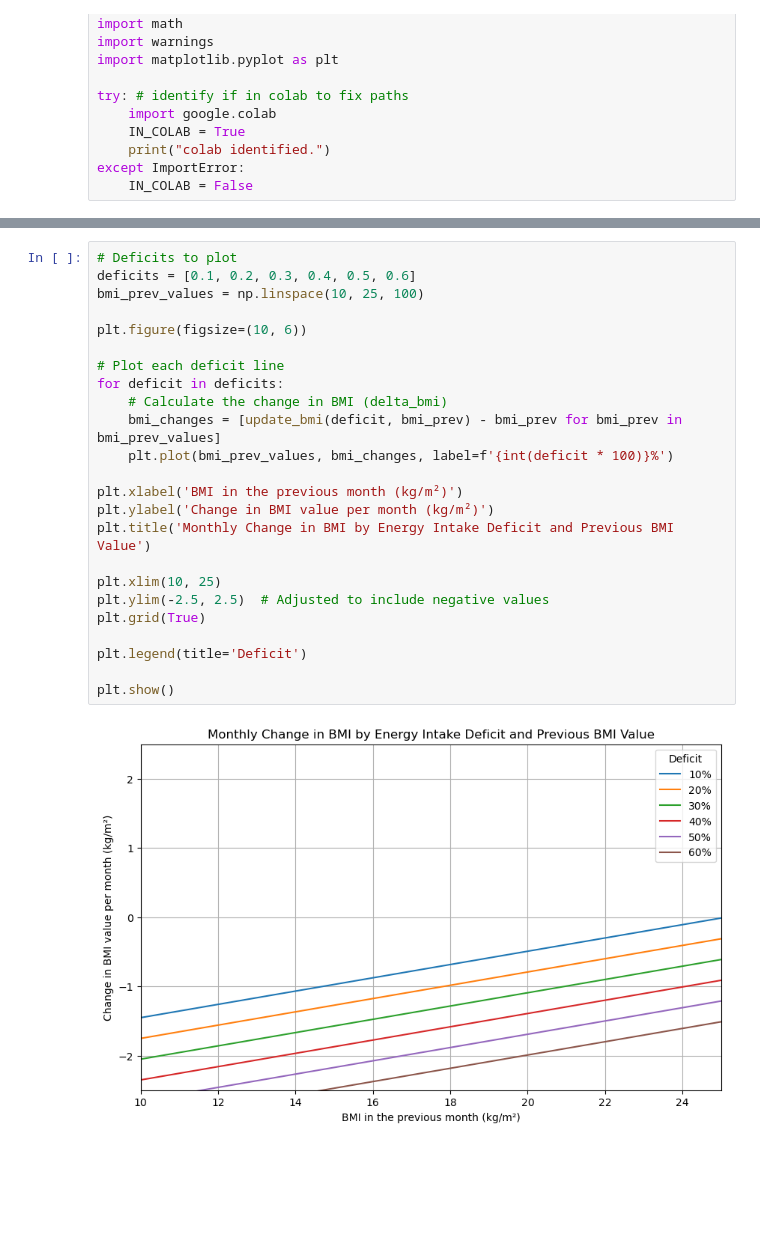
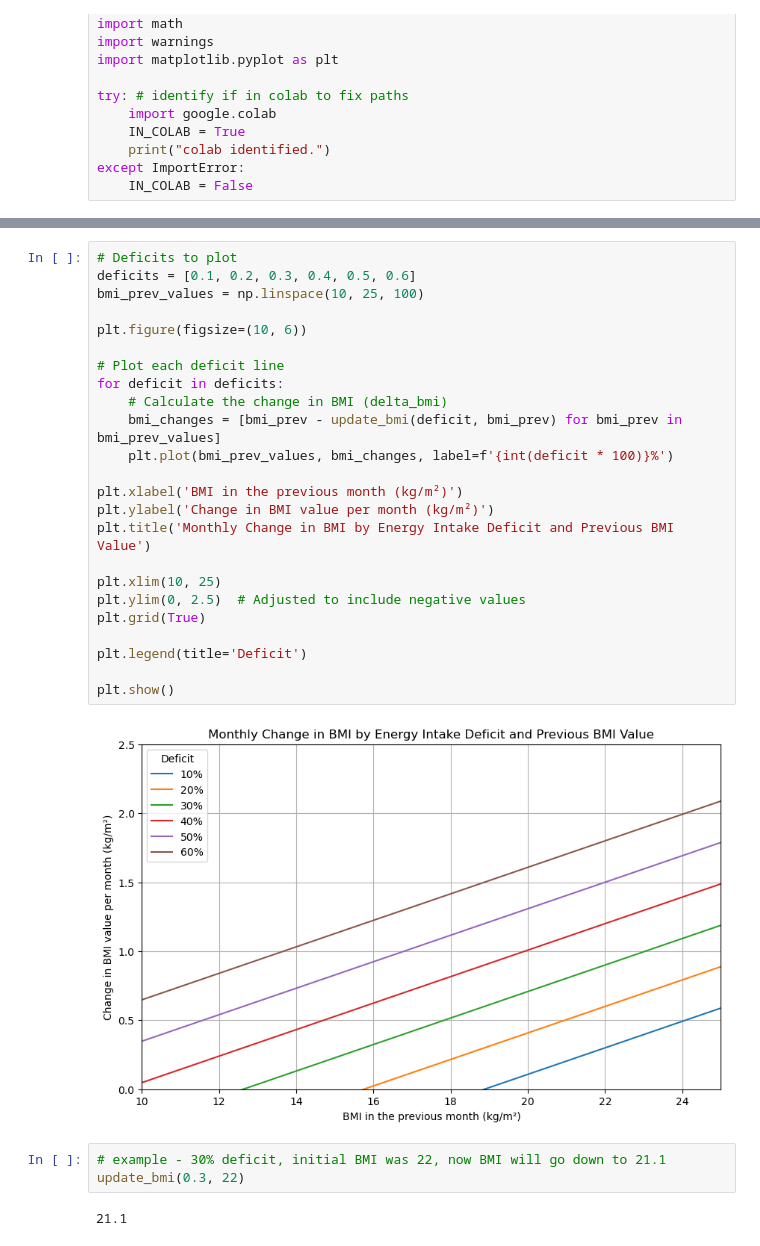
Before and after one commit to aristotle-tek/famine-prediction, a Jupyter notebook: notebooks/fundamentals_walkthrough.ipynb, the cells around one changed output, grey strips where cells are left out. Cells and saved outputs as stored; diff of their text form; blank space fills up the shorter version.

```diff
--- a/notebooks/fundamentals_walkthrough.ipynb
+++ b/notebooks/fundamentals_walkthrough.ipynb
@@ -35,26 +164,31 @@ Plot relationship between calorie deficit and BMI change
 # %%
 # Deficits to plot
 deficits = [0.1, 0.2, 0.3, 0.4, 0.5, 0.6]
 bmi_prev_values = np.linspace(10, 25, 100)
 
 plt.figure(figsize=(10, 6))
 
 # Plot each deficit line
 for deficit in deficits:
     # Calculate the change in BMI (delta_bmi)
-    bmi_changes = [update_bmi(deficit, bmi_prev) - bmi_prev for bmi_prev in bmi_prev_values]
+    bmi_changes = [bmi_prev - update_bmi(deficit, bmi_prev) for bmi_prev in bmi_prev_values]
     plt.plot(bmi_prev_values, bmi_changes, label=f'{int(deficit * 100)}%')
 
 plt.xlabel('BMI in the previous month (kg/m²)')
 plt.ylabel('Change in BMI value per month (kg/m²)')
 plt.title('Monthly Change in BMI by Energy Intake Deficit and Previous BMI Value')
 
 plt.xlim(10, 25)
-plt.ylim(-2.5, 2.5)  # Adjusted to include negative values
+plt.ylim(0, 2.5)  # Adjusted to include negative values
 plt.grid(True)
 
 plt.legend(title='Deficit')
 
 plt.show()
 # %% [output]
-[figure, old version]
+[figure, new version]
+# %%
+# example - 30% deficit, initial BMI was 22, now BMI will go down to 21.1
+update_bmi(0.3, 22)
+# %% [output]
+21.1
```
Also changed, not shown: parts of 13 cells of this notebook, 8 other files.
